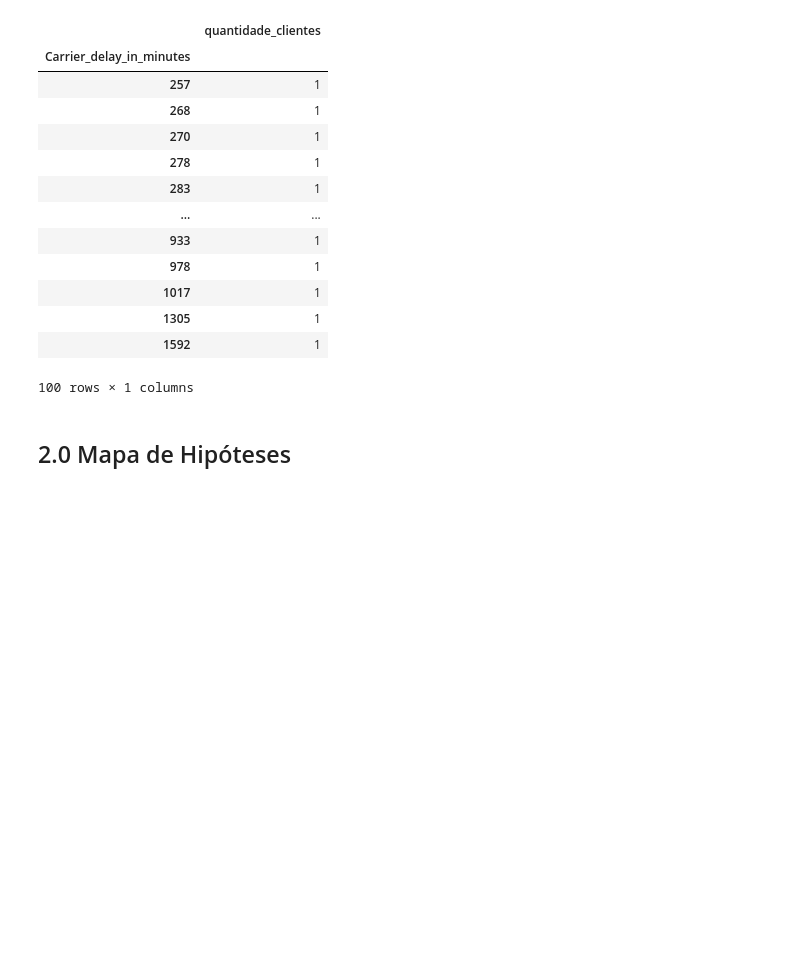
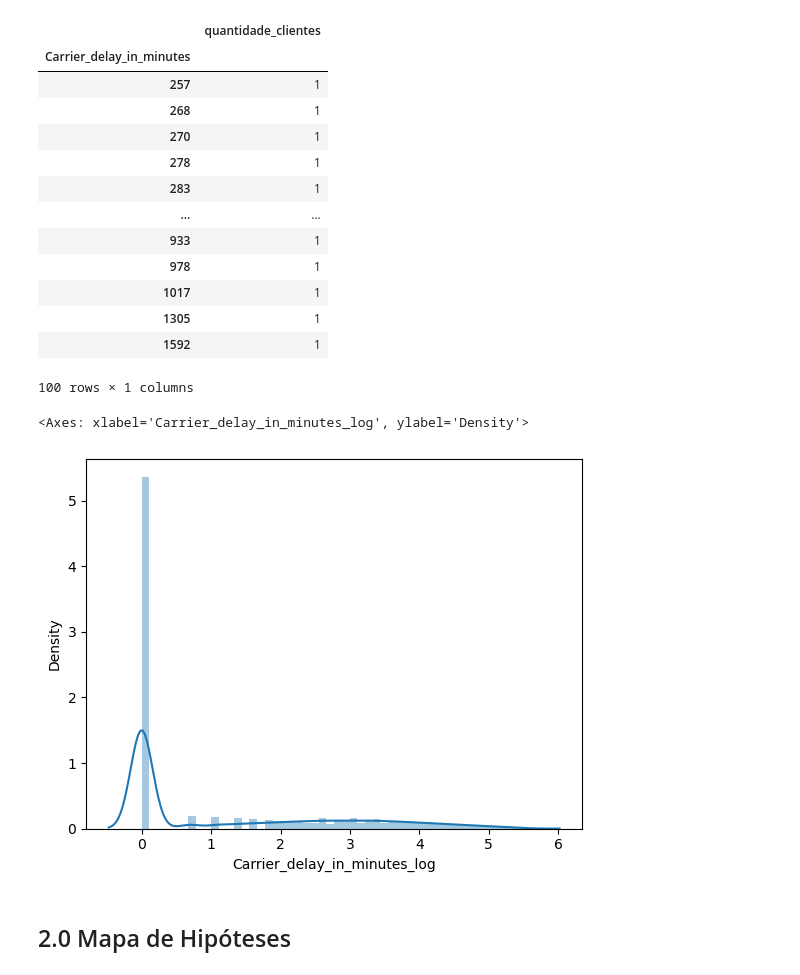
Before and after one commit to Lucas-Sobreira/Hackday_InStyle_Promoter_Score, a Jupyter notebook: projeto.ipynb, the cells around one changed output. Saved outputs shown, nothing was run; the diff lists cells and outputs as text; code cells hidden in the pictures; blank space fills up the shorter version.

```diff
--- a/projeto.ipynb
+++ b/projeto.ipynb
@@ -206,6 +206,19 @@ sns.distplot( df1['Delivery_delay_in_minutes'], kde=True )
 | 1305 | 1 |
 | 1592 | 1 |
 100 rows × 1 columns
+# %%
+df1_filtrado = (df1
+                .copy()
+                .query('Carrier_delay_in_minutes < 257')
+                )
+
+df1_tratado = df1_filtrado.copy()
+df1_tratado['Carrier_delay_in_minutes_log'] = df1_tratado['Carrier_delay_in_minutes'].apply(lambda x: np.log(x) if x > 0 else x)
+
+sns.distplot( df1_tratado['Carrier_delay_in_minutes_log'], kde=True )
+# %% [output]
+<Axes: xlabel='Carrier_delay_in_minutes_log', ylabel='Density'>
+[figure, added]
 # %% [markdown]
 ## 2.0 Mapa de Hipóteses
 # %% [markdown]
```
Also changed, not shown: parts of 8 cells of this notebook, 3 other files.
